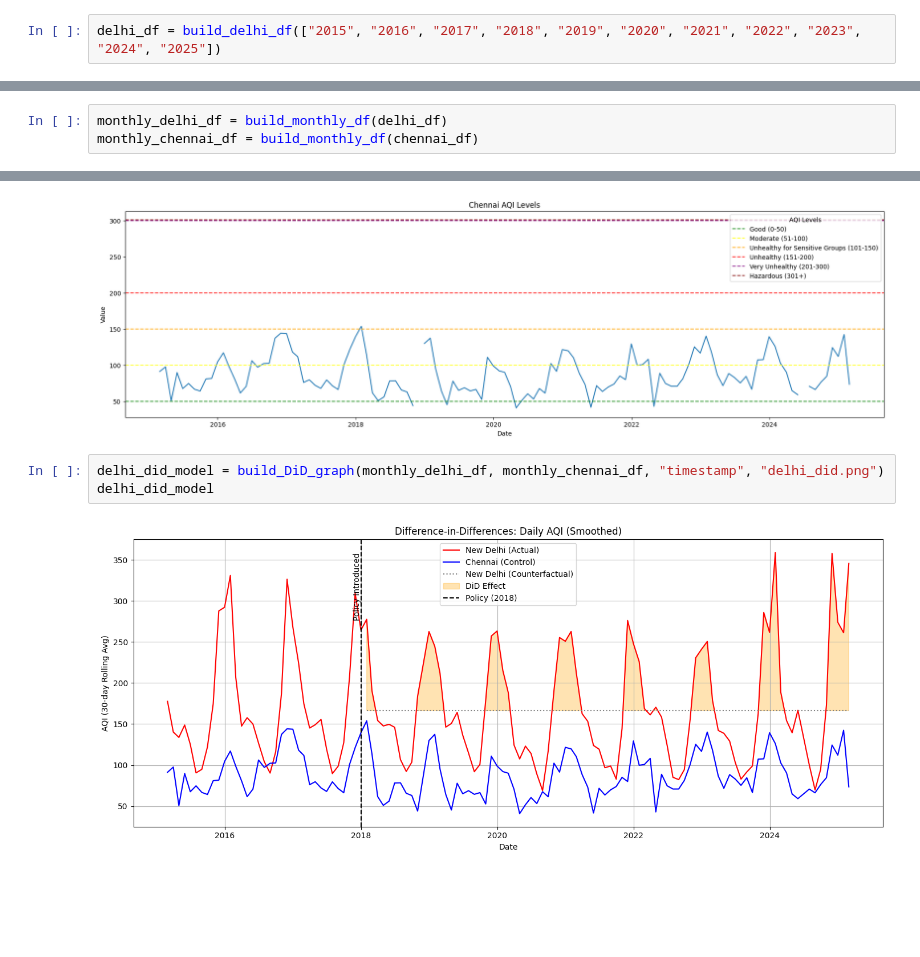
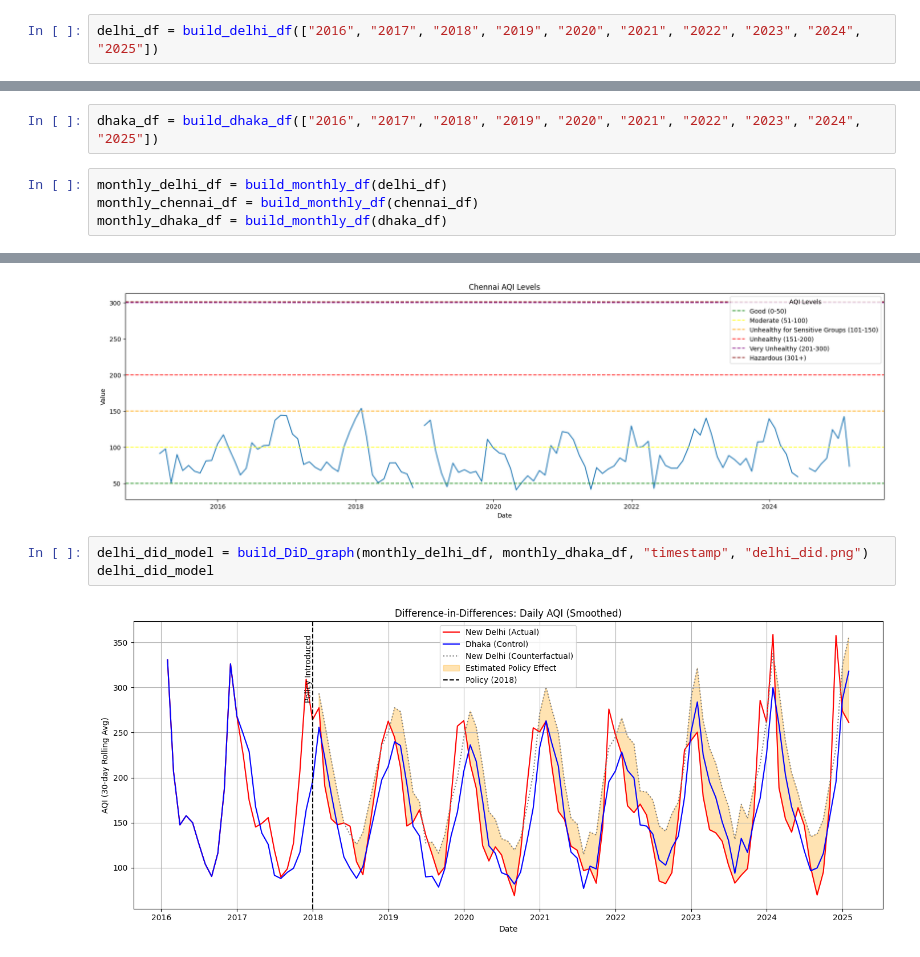
Before and after one commit to SaucyBoi21/PUBP-3042-Code, a Jupyter notebook: Final/models/DiD(delhi).ipynb, the cells around one changed output, grey strips where cells are left out. Cells and saved outputs as stored; diff of their text form; blank space fills up the shorter version.

```diff
--- a/Final/models/DiD(delhi).ipynb
+++ b/Final/models/DiD(delhi).ipynb
@@ -5,9 +5,12 @@ from utils import build_delhi_df, build_chennai_df, build_AQI_time_graph, build_
 from scipy import stats
 # %%
-delhi_df = build_delhi_df(["2015", "2016", "2017", "2018", "2019", "2020", "2021", "2022", "2023", "2024", "2025"])
+delhi_df = build_delhi_df(["2016", "2017", "2018", "2019", "2020", "2021", "2022", "2023", "2024", "2025"])
 # %%
 chennai_df = build_chennai_df(["2015", "2016", "2017", "2018", "2019", "2020", "2021", "2022", "2023", "2024", "2025"])
+# %%
+dhaka_df = build_dhaka_df(["2016", "2017", "2018", "2019", "2020", "2021", "2022", "2023", "2024", "2025"])
 # %%
 monthly_delhi_df = build_monthly_df(delhi_df)
 monthly_chennai_df = build_monthly_df(chennai_df)
+monthly_dhaka_df = build_monthly_df(dhaka_df)
 # %%
@@ -26,8 +29,8 @@ build_AQI_time_graph(monthly_chennai_df,"timestamp", "AQI", "Chennai AQI Levels"
 [figure]
 [figure]
 # %%
-delhi_did_model = build_DiD_graph(monthly_delhi_df, monthly_chennai_df, "timestamp", "delhi_did.png")
+delhi_did_model = build_DiD_graph(monthly_delhi_df, monthly_dhaka_df, "timestamp", "delhi_did.png")
 delhi_did_model
 # %% [output]
-[figure, old version]
+[figure, new version]
 # %%
```
Also changed, not shown: parts of 3 cells of this notebook, 12 other files.
